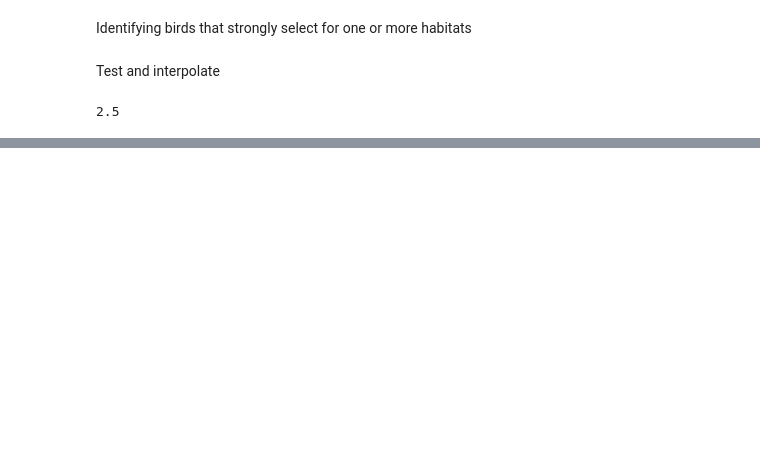
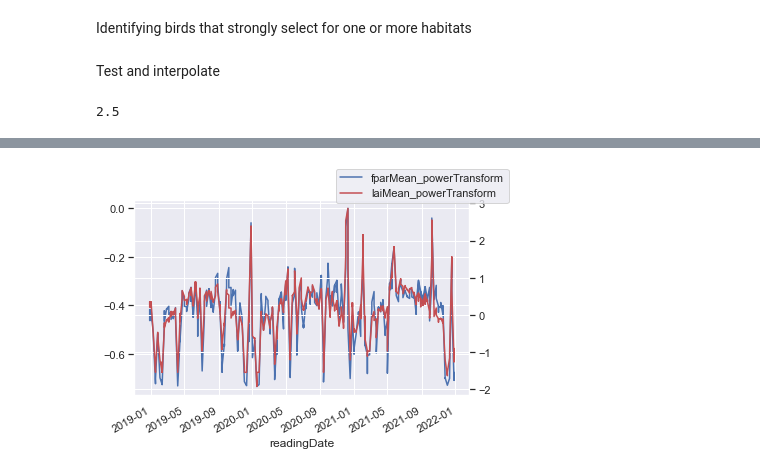
Before and after one commit to Tanag3r/trailheadDirect_birds, a Jupyter notebook: habitatSelection_analysis.ipynb, the cells around one changed output, grey strips where cells are left out. Drawn from its saved outputs; the diff is of its cells as text; code cells hidden in the pictures; blank space fills up the shorter version.

Commit message:
normalizing fpar and lai

```diff
--- a/habitatSelection_analysis.ipynb
+++ b/habitatSelection_analysis.ipynb
@@ -4,10 +4,13 @@ import sqlite3 as db
 import datetime as dt
 import numpy as np
 
+from scipy import stats
+from sklearn.metrics import r2_score,explained_variance_score
+from sklearn.cluster import KMeans
+
 import matplotlib.pyplot as plt
 import seaborn as sns
-from sklearn.metrics import r2_score,explained_variance_score
-from sklearn.cluster import KMeans
+sns.set_theme(style='darkgrid')
 # %% [markdown]
 Identifying birds that strongly select for one or more habitats
 # %%
@@ -135,3 +138,20 @@ def build_datebase(speciesCode,con = connectDB()):
 #todo seasonality test on compiled selection data
 # %% [output]
 2.5
+# %%
+#normalize and prepare fpar, lai data
+fpar_and_lai_query = """SELECT
+	fpar.Date as "readingDate",
+	fpar.Mean as "fparMean",
+	CASE WHEN lai.Mean <= 0 THEN 0.1 ELSE lai.Mean END as "laiMean",
+	fpar.locId,
+	(select habitatLabel from Hotspots where Hotspots.locId=fpar.locId) as "habitatLabel"
+from "MOD15A2H-006-Statistics.csv_MODIS_cooking" as fpar
+left join (select * from "MOD15A2H-006-Statistics.csv_MODIS_cooking" as leafArea where leafArea.Dataset = 'Lai_500m') as lai on lai.locId = fpar.locId and lai.Date = fpar.Date
+where fpar.Dataset = 'Fpar_500m'
+and readingDate not like '19%'
+and habitatLabel = 7
+order by fpar.locId desc,readingDate asc
+;"""
+fparLai = pd.read_sql(sql=fpar_and_lai_query,con=connectDB(),parse_dates='readingDate')
+fparLai.head()
@@ -137,0 +186,8 @@ def build_datebase(speciesCode,con = connectDB()):
+# %%
+ax = fparLai.plot(x='readingDate',y='fparMean_powerTransform',legend=False)
+ax2 = ax.twinx()
+fparLai.plot(x='readingDate',y='laiMean_powerTransform',ax=ax2,legend=False,color='r')
+ax.figure.legend()
+plt.show()
+# %% [output]
+[figure, added]
```
Also changed, not shown: parts of 2 cells of this notebook.
